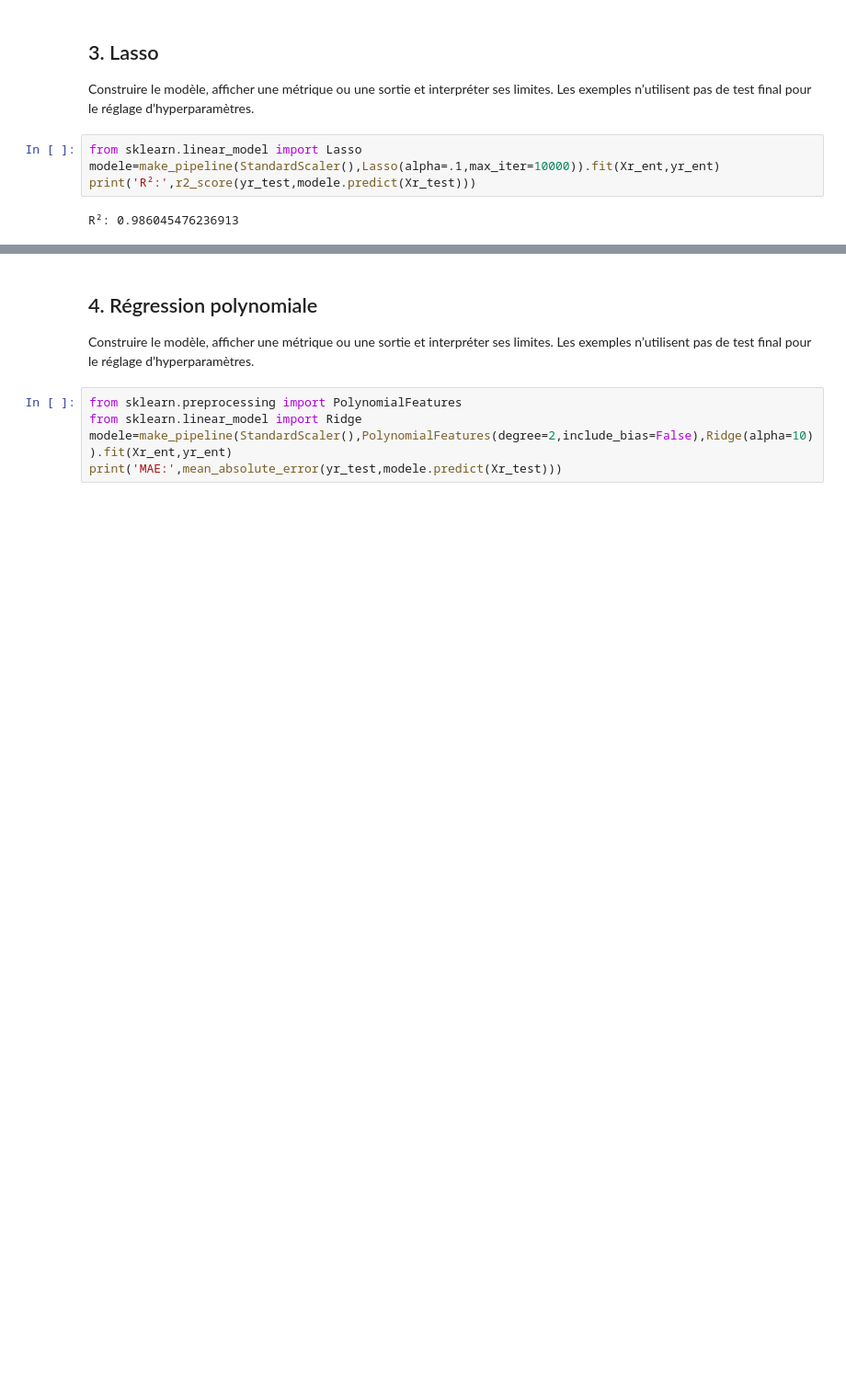
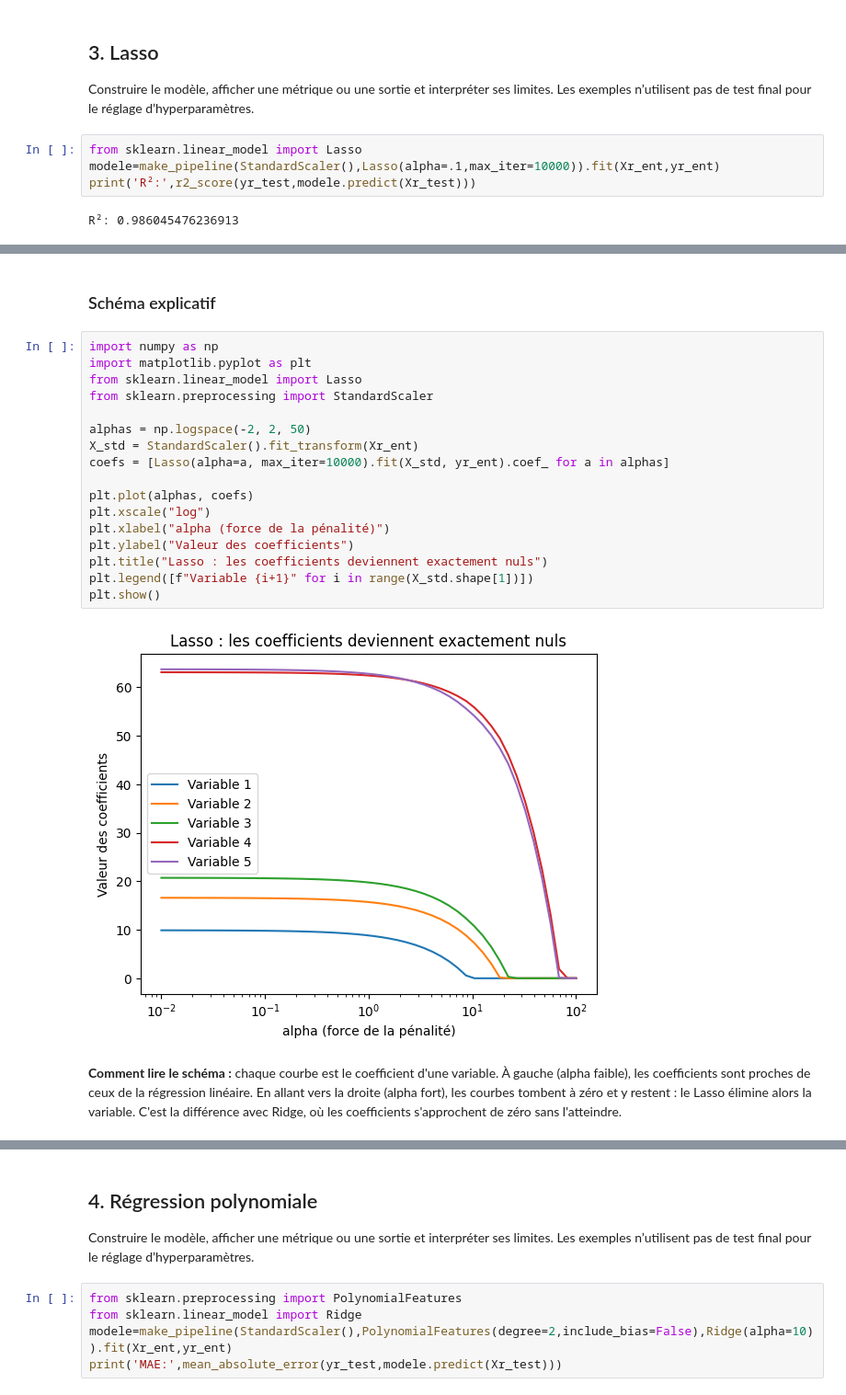
Before and after one commit to zainab960/CC-Fin-3, a Jupyter notebook: CC_Partie_A_Exemples_29_Algorithmes_Colab_consigne_etudiants.ipynb, the cells around one changed output, grey strips where cells are left out. Shown at 92% size. Cells and saved outputs as stored; diff of their text form; blank space fills up the shorter version.

```diff
--- a/CC_Partie_A_Exemples_29_Algorithmes_Colab_consigne_etudiants.ipynb
+++ b/CC_Partie_A_Exemples_29_Algorithmes_Colab_consigne_etudiants.ipynb
@@ -245,0 +261,23 @@ R²: 0.986045476236913
+# %% [markdown]
+### Schéma explicatif
+# %%
+import numpy as np
+import matplotlib.pyplot as plt
+from sklearn.linear_model import Lasso
+from sklearn.preprocessing import StandardScaler
+
+alphas = np.logspace(-2, 2, 50)
+X_std = StandardScaler().fit_transform(Xr_ent)
+coefs = [Lasso(alpha=a, max_iter=10000).fit(X_std, yr_ent).coef_ for a in alphas]
+
+plt.plot(alphas, coefs)
+plt.xscale("log")
+plt.xlabel("alpha (force de la pénalité)")
+plt.ylabel("Valeur des coefficients")
+plt.title("Lasso : les coefficients deviennent exactement nuls")
+plt.legend([f"Variable {i+1}" for i in range(X_std.shape[1])])
+plt.show()
+# %% [output]
+[figure, added]
+# %% [markdown]
+**Comment lire le schéma :** chaque courbe est le coefficient d'une variable. À gauche (alpha faible), les coefficients sont proches de ceux de la régression linéaire. En allant vers la droite (alpha fort), les courbes tombent à zéro et y restent : le Lasso élimine alors la variable. C'est la différence avec Ridge, où les coefficients s'approchent de zéro sans l'atteindre.
```
Also changed, not shown: parts of 4 cells of this notebook.
